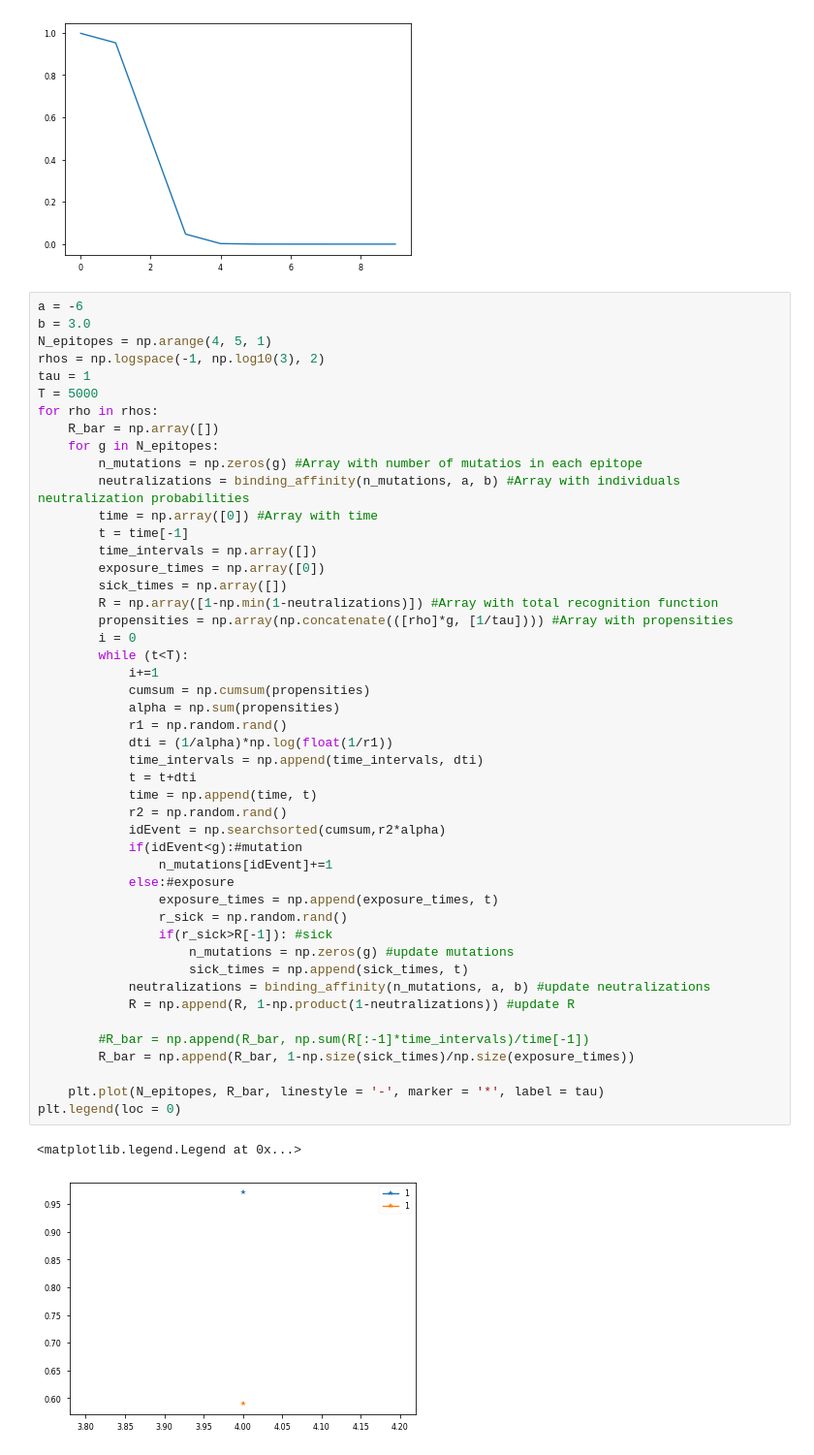
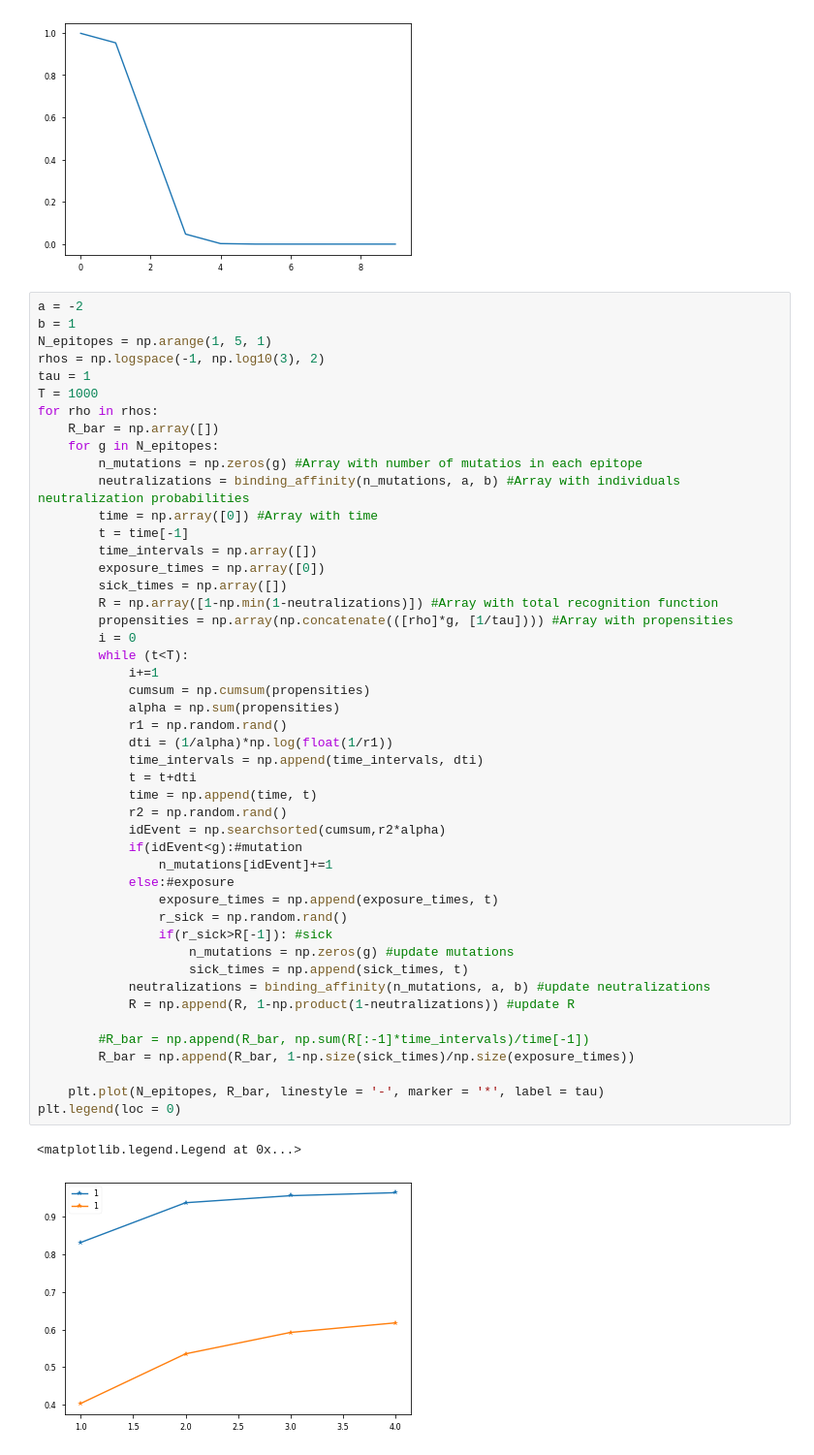
Before and after one commit to rmorantovar/Immune_System, a Jupyter notebook: Jupyter_Notebooks/4_Complexity.ipynb, the cells around one changed output. Shown at 97% size. Saved outputs shown, nothing was run; the diff lists cells and outputs as text.

```diff
--- a/Jupyter_Notebooks/4_Complexity.ipynb
+++ b/Jupyter_Notebooks/4_Complexity.ipynb
@@ -54,12 +54,12 @@ plt.plot(x, binding_affinity(x, -6, 3.0))
 [<matplotlib.lines.Line2D at 0x...>]
 [figure]
 # %%
-a = -6
-b = 3.0
-N_epitopes = np.arange(4, 5, 1)
+a = -2
+b = 1
+N_epitopes = np.arange(1, 5, 1)
 rhos = np.logspace(-1, np.log10(3), 2)
 tau = 1
-T = 5000
+T = 1000
 for rho in rhos:
     R_bar = np.array([])
     for g in N_epitopes:
@@ -75,34 +75,34 @@ for rho in rhos:
         i = 0
         while (t<T):
             i+=1
             cumsum = np.cumsum(propensities)
             alpha = np.sum(propensities)
             r1 = np.random.rand()
             dti = (1/alpha)*np.log(float(1/r1))
             time_intervals = np.append(time_intervals, dti)
             t = t+dti
             time = np.append(time, t)
             r2 = np.random.rand()
             idEvent = np.searchsorted(cumsum,r2*alpha)
             if(idEvent<g):#mutation
                 n_mutations[idEvent]+=1
             else:#exposure
                 exposure_times = np.append(exposure_times, t)
                 r_sick = np.random.rand()
                 if(r_sick>R[-1]): #sick
                     n_mutations = np.zeros(g) #update mutations
                     sick_times = np.append(sick_times, t)
             neutralizations = binding_affinity(n_mutations, a, b) #update neutralizations
             R = np.append(R, 1-np.product(1-neutralizations)) #update R
 
         #R_bar = np.append(R_bar, np.sum(R[:-1]*time_intervals)/time[-1])
         R_bar = np.append(R_bar, 1-np.size(sick_times)/np.size(exposure_times))
 
     plt.plot(N_epitopes, R_bar, linestyle = '-', marker = '*', label = tau)
 plt.legend(loc = 0)
 # %% [output]
 <matplotlib.legend.Legend at 0x...>
-[figure, old version]
+[figure, new version]
 # %%
 plt.plot(N_epitopes, 1-R_bar, linestyle = '-', marker = '*')
 # %% [output]
```
Also changed, not shown: parts of 7 cells of this notebook, 14 other files.
